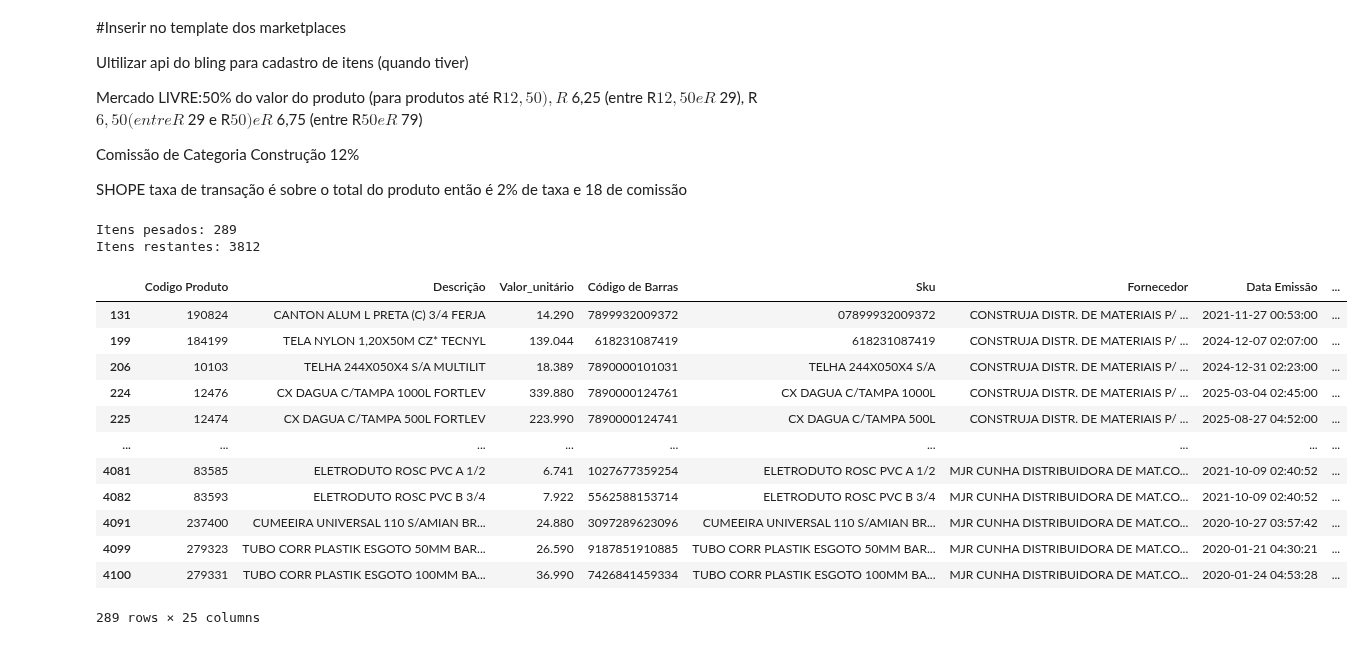
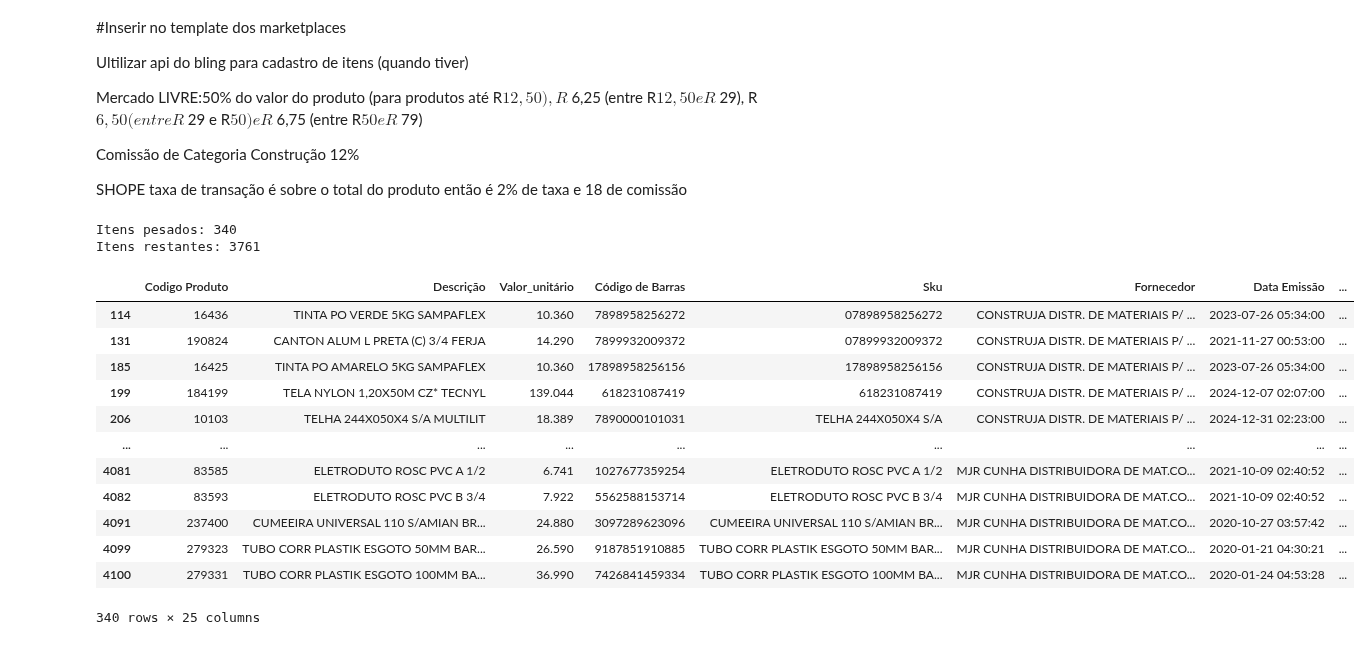
Before and after one commit to Lucas-Fernandes-Silva/auto_shopee, a Jupyter notebook: notebooks/explorar.ipynb, the cells around one changed output. Saved outputs shown, nothing was run; the diff lists cells and outputs as text; code cells hidden in the pictures.

```diff
--- a/notebooks/explorar.ipynb
+++ b/notebooks/explorar.ipynb
@@ -81,7 +81,7 @@ import pandas as pd
 # Certifique-se que o nome da coluna é exatamente este:
 col = "Descrição"
 
-df = pd.read_excel('/home/lucas-silva/auto_shopee/planilhas/outputs/final.xlsx')
+df = pd.read_excel('/home/lucas-silva/github/auto_shopee/planilhas/outputs/final.xlsx')
 
 # Lista de categorias pesadas
 heavy_keywords = [
@@ -90,7 +90,7 @@ heavy_keywords = [
     r"CAIXA D'?[ÁA]GUA",r"CANTON", r"EXTENSOR", r"BACIA",r"VIAPLUS", r"VEDAPREN",
     r"TUBO", r"CONEX[ÃA]O",r"CANAL", r"LONA", r"TECPLUS",r"SIKATOP", r"CORRENTE",
     r"CIMENTO", r"ARGAMASSA", r"MASSA CORRIDA", r"MASSA ACR[IÍ]LICA",
-    r"TINTA", r"VEDATOP", r"\bCALHA\b",r"ELETRODUTO",r"VAR[ÃA]O",
+    r"TINTA", r"VEDATOP", r"\bCALHA\b",r"ELETRODUTO",r"VAR[ÃA]O", r"REGUA", r"RUFO",
     r"\bPÁ\b", r"\bENXADA\b", r"CAVADEIRA", r"\bFORCADO\b", r"R[EÉ]GUA ALUM[IÍ]NIO",
     r"CARRINHO", r"\bESCADA\b", r"VARAL DE CH[ÃA]O",r"MANTA", r"DAGUA",r"COLUNA", r"\bLAV\b",r"TELA"
 ]
@@ -102,7 +102,7 @@ exclude_keywords = [
     "TRAVA", "BOLSA","LIMA", "RALINHO","FITA","CABO FLEX", "CABO REDE", "PATCH CORD", "COAXIAL",
     "CABO PP","BATEDOR","BALDE","ABRAC","SELATRINCA","FIXADOR","PILHA","FRISO","MOVEIS","REFIL",
     "VIDRO", "PRATELEIRA","FRANC", "PRESSURIZADOR", "FILTRO","PENEIRA","LUVA","CALCO","DISCO",
-    "SUP", "BATEADOR","MISTURADOR","SAIDA", "CABECEIRA", "PNEU P/ CARRINHO"
+    "\bSUP\b", "BATEADOR","MISTURADOR","SAIDA", "CABECEIRA", "PNEU P/ CARRINHO", "SUPORTE"
 ]
 
 pesados_dict = {}
@@ -111,46 +111,45 @@ for idx, desc in df[col].items():
     d = str(desc).upper()
 
     # Exclusões diretas
     if any(ex in d for ex in exclude_keywords):
         continue
 
         # Massa corrida leve (não entra)
     if ("MASSA CORRIDA" in d or "MASSA ACR" in d) and any(x in d for x in ["1KG", "900G", "500G", "3.6KG"]):
         continue
 
     # Tinta só é pesada se 18L ou + (seu padrão)
     if "TINTA" in d and not any(x in d for x in ["15","18L", "20L"]):
-        continue
-
+        # continue
 
     # Checagem principal
     if any(re.search(k, d) for k in heavy_keywords):
         pesados_dict[idx] = desc
 
 # Criar dataframes finais
 df_pesados = df.loc[df.index.isin(pesados_dict.keys())].copy()
 df_restante = df.loc[~df.index.isin(pesados_dict.keys())].copy()
 
 
 print("Itens pesados:", len(df_pesados))
 print("Itens restantes:", len(df_restante))
 
 df_restante.to_excel('grandes.xlsx')
 
 df_pesados
 # %% [output]
-Itens pesados: 289
-Itens restantes: 3812
+Itens pesados: 340
+Itens restantes: 3761
 |  | Codigo Produto | Descrição | Valor_unitário | Código de Barras | Sku | Fornecedor | Data Emissão | ... |
+| 114 | 16436 | TINTA PO VERDE 5KG SAMPAFLEX | 10.360 | 7898958256272 | 07898958256272 | CONSTRUJA DISTR. DE MATERIAIS P/ ... | 2023-07-26 05:34:00 | ... |
 | 131 | 190824 | CANTON ALUM L PRETA (C) 3/4 FERJA | 14.290 | 7899932009372 | 07899932009372 | CONSTRUJA DISTR. DE MATERIAIS P/ ... | 2021-11-27 00:53:00 | ... |
+| 185 | 16425 | TINTA PO AMARELO 5KG SAMPAFLEX | 10.360 | 17898958256156 | 17898958256156 | CONSTRUJA DISTR. DE MATERIAIS P/ ... | 2023-07-26 05:34:00 | ... |
 | 199 | 184199 | TELA NYLON 1,20X50M CZ* TECNYL | 139.044 | 618231087419 | 618231087419 | CONSTRUJA DISTR. DE MATERIAIS P/ ... | 2024-12-07 02:07:00 | ... |
 | 206 | 10103 | TELHA 244X050X4 S/A MULTILIT | 18.389 | 7890000101031 | TELHA 244X050X4 S/A | CONSTRUJA DISTR. DE MATERIAIS P/ ... | 2024-12-31 02:23:00 | ... |
-| 224 | 12476 | CX DAGUA C/TAMPA 1000L FORTLEV | 339.880 | 7890000124761 | CX DAGUA C/TAMPA 1000L | CONSTRUJA DISTR. DE MATERIAIS P/ ... | 2025-03-04 02:45:00 | ... |
-| 225 | 12474 | CX DAGUA C/TAMPA 500L FORTLEV | 223.990 | 7890000124741 | CX DAGUA C/TAMPA 500L | CONSTRUJA DISTR. DE MATERIAIS P/ ... | 2025-08-27 04:52:00 | ... |
 | ... | ... | ... | ... | ... | ... | ... | ... | ... |
 | 4081 | 83585 | ELETRODUTO ROSC PVC A 1/2 | 6.741 | 1027677359254 | ELETRODUTO ROSC PVC A 1/2 | MJR CUNHA DISTRIBUIDORA DE MAT.CO... | 2021-10-09 02:40:52 | ... |
 | 4082 | 83593 | ELETRODUTO ROSC PVC B 3/4 | 7.922 | 5562588153714 | ELETRODUTO ROSC PVC B 3/4 | MJR CUNHA DISTRIBUIDORA DE MAT.CO... | 2021-10-09 02:40:52 | ... |
 | 4091 | 237400 | CUMEEIRA UNIVERSAL 110 S/AMIAN BR... | 24.880 | 3097289623096 | CUMEEIRA UNIVERSAL 110 S/AMIAN BR... | MJR CUNHA DISTRIBUIDORA DE MAT.CO... | 2020-10-27 03:57:42 | ... |
 | 4099 | 279323 | TUBO CORR PLASTIK ESGOTO 50MM BAR... | 26.590 | 9187851910885 | TUBO CORR PLASTIK ESGOTO 50MM BAR... | MJR CUNHA DISTRIBUIDORA DE MAT.CO... | 2020-01-21 04:30:21 | ... |
 | 4100 | 279331 | TUBO CORR PLASTIK ESGOTO 100MM BA... | 36.990 | 7426841459334 | TUBO CORR PLASTIK ESGOTO 100MM BA... | MJR CUNHA DISTRIBUIDORA DE MAT.CO... | 2020-01-24 04:53:28 | ... |
-289 rows × 25 columns
+340 rows × 25 columns
```
Also changed, not shown: 1 other file.
